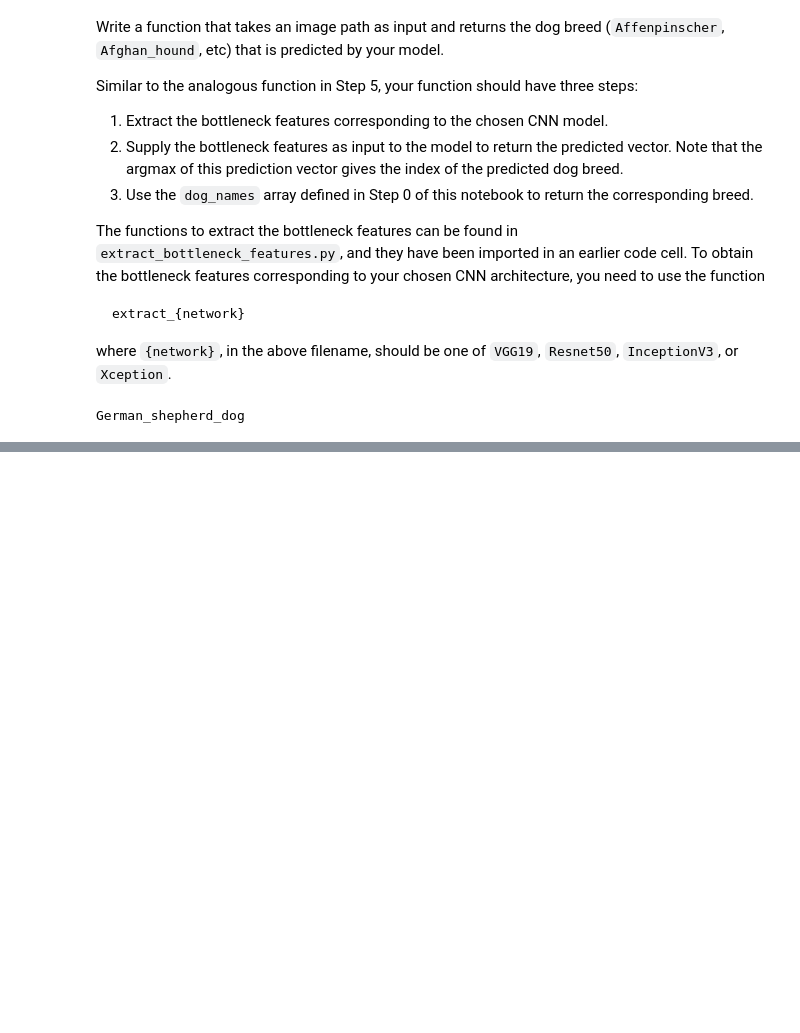
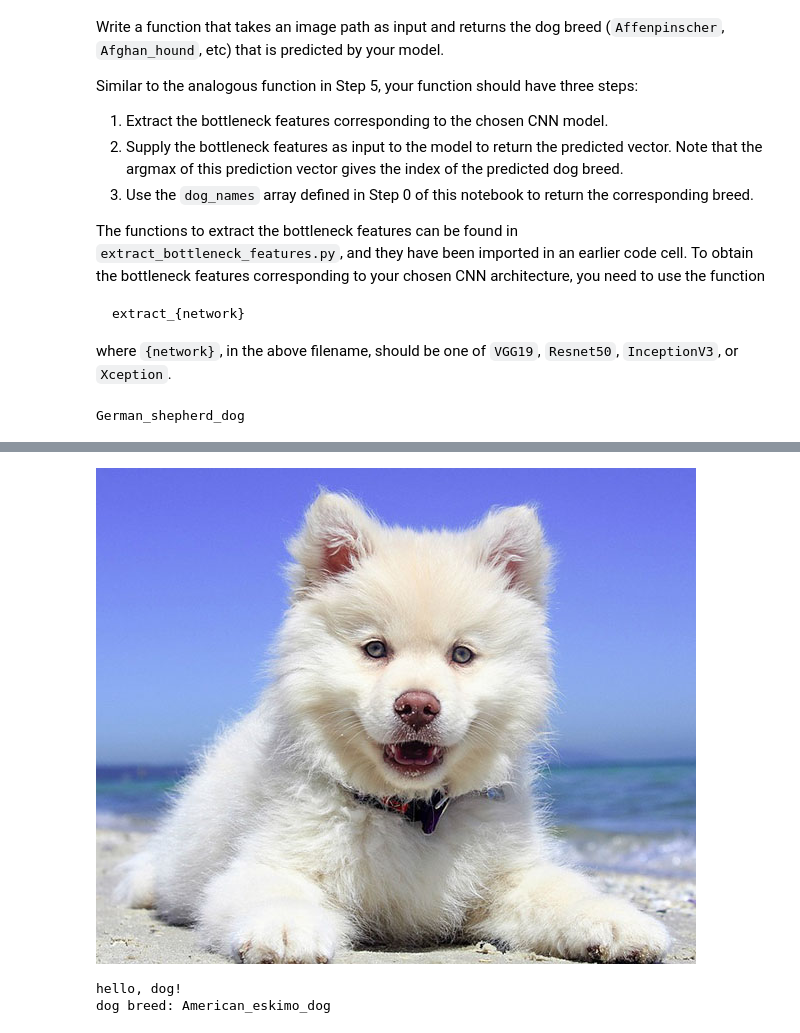
Before and after one commit to lajos/dog-project, a Jupyter notebook: dog_app.ipynb, the cells around one changed output, grey strips where cells are left out. Saved outputs shown, nothing was run; the diff lists cells and outputs as text; code cells hidden in the pictures; blank space fills up the shorter version.

```diff
--- a/dog_app.ipynb
+++ b/dog_app.ipynb
@@ -818,0 +855,6 @@ __Answer:__
+# %%
+display_dog_or_face_detection('images/img3.jpg')
+# %% [output]
+[figure, added]
+hello, dog!
+dog breed: American_eskimo_dog
```
Also changed, not shown: parts of 12 cells of this notebook, 6 other files.
